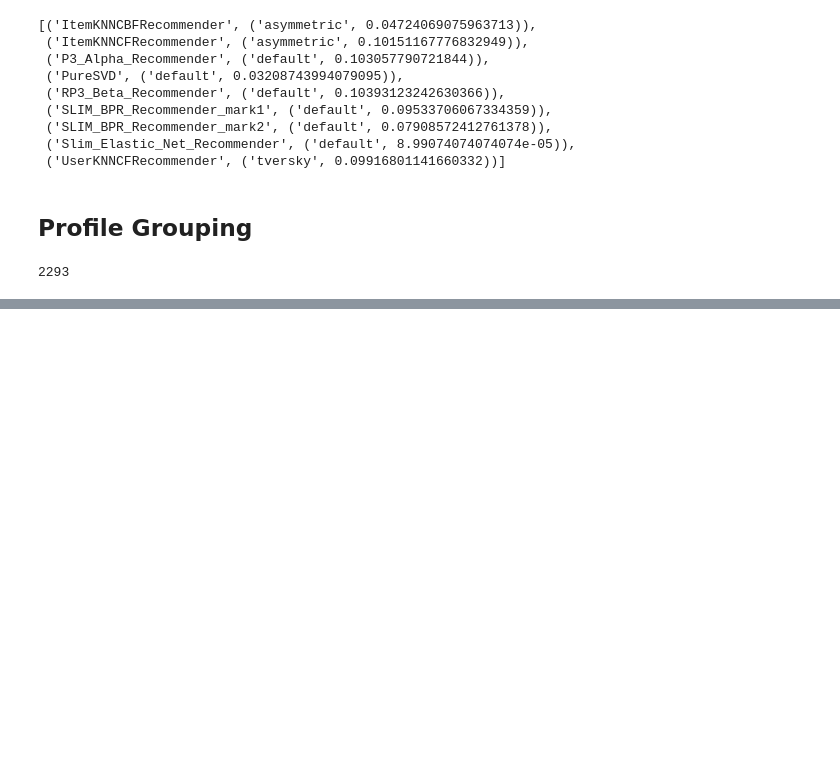
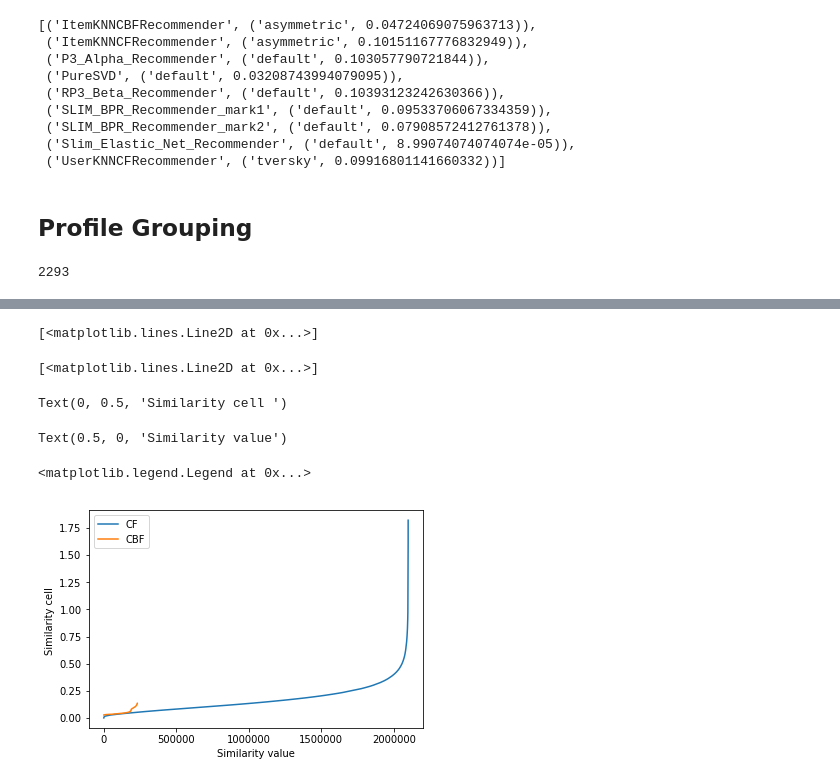
Before and after one commit to yigitozgumus/PolimiRecSys2018, a Jupyter notebook: Main.ipynb, the cells around one changed output, grey strips where cells are left out. Cells and saved outputs as stored; diff of their text form; code cells hidden in the pictures; blank space fills up the shorter version.

```diff
--- a/Main.ipynb
+++ b/Main.ipynb
@@ -332,9 +321,15 @@ Group 20, group size: 2293 average p.len 52.05, min 48, max 57
 Group 21, group size: 2293 average p.len 66.21, min 57, max 100
 # %%
-from models.Slim_mark2.Cython.Slim_BPR_Cython import Slim_BPR_Recommender_Cython
-from models.Slim_ElasticNet.SlimElasticNetRecommender import SLIMElasticNetRecommender
-t = SLIMElasticNetRecommender(data_reader.URM_train)
+import numpy as np
+from utils.OfflineDataLoader import OfflineDataLoader
 m = OfflineDataLoader()
-fold ,file = m.get_model(SLIMElasticNetRecommender.RECOMMENDER_NAME)
-t.loadModel(folder_path = fold, file_name=file)
+
+from models.Slim_mark2.Cython.Slim_BPR_Cython import Slim_BPR_Recommender_Cython as slim_mark2
+from models.KNN.Item_KNN_CBFRecommender import ItemKNNCBFRecommender
+m1 = slim_mark2(data_reader.URM_train)
+m2 = ItemKNNCBFRecommender(data_reader.URM_train,data_reader.ICM)
+fold ,file = m.get_model(slim_mark2.RECOMMENDER_NAME)
+m1.loadModel(folder_path = fold, file_name=file)
+fold ,file = m.get_model(ItemKNNCBFRecommender.RECOMMENDER_NAME)
+m2.loadModel(folder_path = fold, file_name=file)
 # %% [output]
@@ -347,0 +344,23 @@ t.W_sparse
+# %%
+W_sparse_CF = m1.W_sparse
+W_sparse_CBF = m2.W_sparse
+W_sparse_CF_sorted = np.sort(W_sparse_CF.data.copy())
+W_sparse_CBF_sorted = np.sort(W_sparse_CBF.data.copy())
+# %%
+import numpy as np
+import matplotlib.pyplot as pyplot
+
+
+pyplot.plot(W_sparse_CF_sorted, label = 'CF')
+pyplot.plot(W_sparse_CBF_sorted, label = 'CBF')
+pyplot.ylabel('Similarity cell ')
+pyplot.xlabel('Similarity value')
+pyplot.legend()
+pyplot.show()
+# %% [output]
+[<matplotlib.lines.Line2D at 0x...>]
+[<matplotlib.lines.Line2D at 0x...>]
+Text(0, 0.5, 'Similarity cell ')
+Text(0.5, 0, 'Similarity value')
+<matplotlib.legend.Legend at 0x...>
+[figure, added]
```
Also changed, not shown: parts of 28 cells of this notebook, 18 other files.
